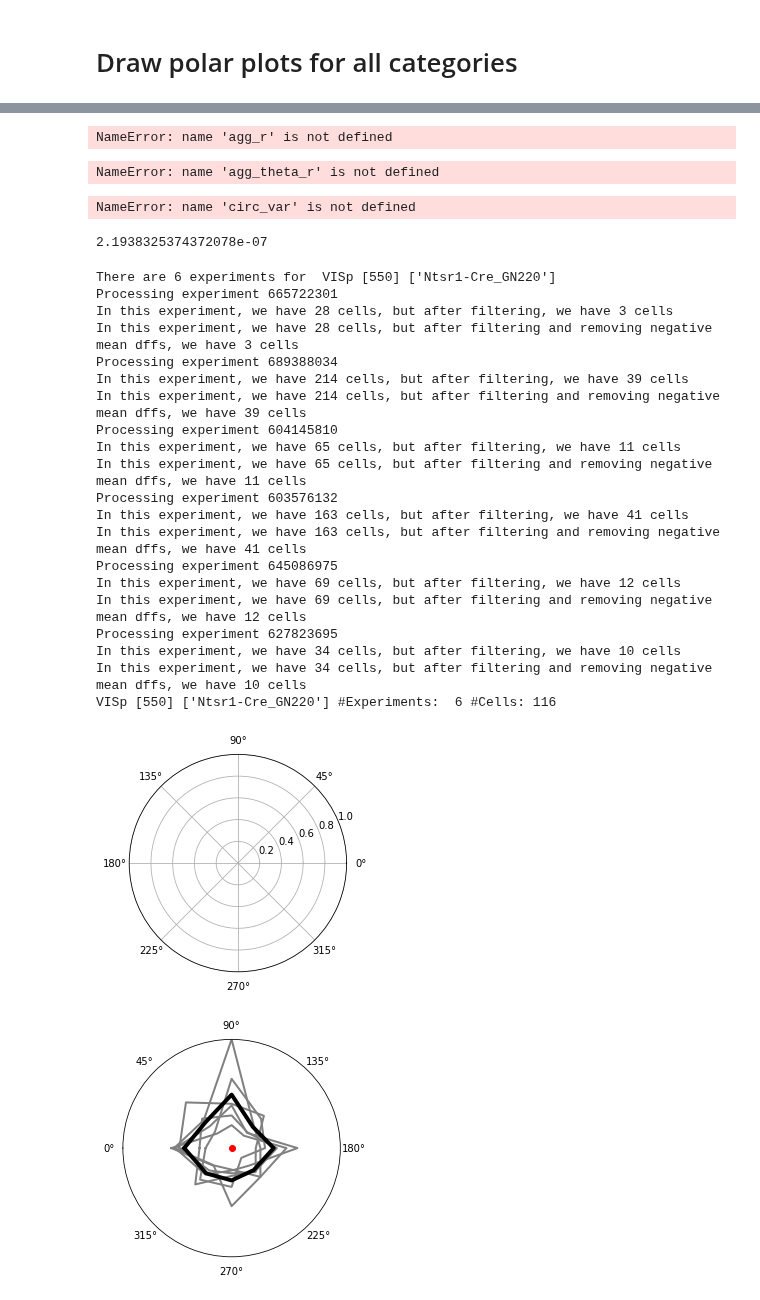
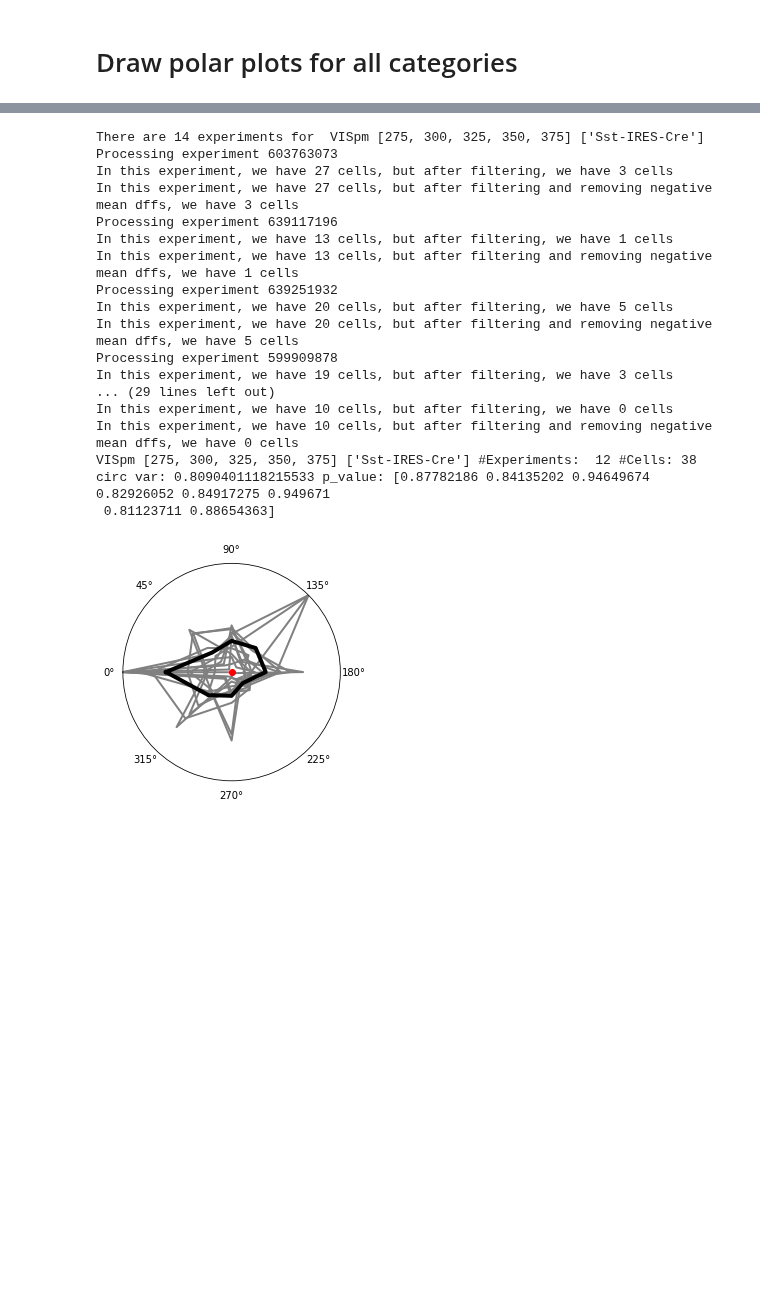
Before and after one commit to AllenInstitute/swdb_2019_student, a Jupyter notebook: visionaries/notebooks/test_bias_measure.ipynb, the cells around one changed output, grey strips where cells are left out. Cells and saved outputs as stored; diff of their text form; code cells hidden in the pictures; blank space fills up the shorter version.

```diff
--- a/visionaries/notebooks/test_bias_measure.ipynb
+++ b/visionaries/notebooks/test_bias_measure.ipynb
@@ -6,7 +6,7 @@ interesting_categories = [
 #   ('VISp', [175, 185, 205], ['Cux2-CreERT2', 'Emx1-IRES-Cre', 'Slc17a7-IRES2-Cre', 'Slc17a7-IRES2-Cre']),
 #    ('VISp', [275, 335, 350], ['Cux2-CreERT2', 'Emx1-IRES-Cre', 'Slc17a7-IRES2-Cre', 'Rorb-IRES2-Cre', 'Scnn1a-Tg3-Cre']),
 #    ('VISp', [375, 390, 400], ['Emx1-IRES-Cre', 'Slc17a7-IRES2-Cre', 'Fezf2-CreER', 'Rbp4-Cre_KL100', 'Tlx3-Cre_PL56'])
-    ('VISp', [550], ['Ntsr1-Cre_GN220'])
+#    ('VISp', [550], ['Ntsr1-Cre_GN220'])
 #    ('VISp', [175, 185, 195, 200, 225, 275], ['Pvalb-IRES-Cre'])
 #    ('VISp', [175, 275], ['Vip-IRES-Cre'])
 #    ('VISp', [265, 285, 350], ['Sst-IRES-Cre'])
@@ -28,7 +28,7 @@ interesting_categories = [
 #    ('VISpm', [275, 300, 325, 335, 350], ['Cux2-CreERT2', 'Emx1-IRES-Cre', 'Slc17a7-IRES2-Cre', 'Rorb-IRES2-Cre', 'Nr5a1-Cre'])
 #    ('VISpm', [550], ['Ntsr1-Cre_GN220'])
 #    ('VISpm', [175, 275], ['Vip-IRES-Cre'])
-#    ('VISpm', [275, 300, 325, 350, 375], ['Sst-IRES-Cre'])
+    ('VISpm', [275, 300, 325, 350, 375], ['Sst-IRES-Cre'])
 #    ('VISrl', [175], ['Cux2-CreERT2', 'Emx1-IRES-Cre', 'Slc17a7-IRES2-Cre'])
 #    ('VISrl', [275, 350], ['Cux2-CreERT2', 'Emx1-IRES-Cre', 'Rorb-IRES2-Cre', 'Nr5a1-Cre'])
 #    ('VISrl', [375], ['Rbp4-Cre_KL100 ', 'Emx1-IRES-Cre', 'Slc17a7-IRES2-Cre'])
@@ -136,77 +132,56 @@ NameError: name 'thetas' is not defined
-# %%
-agg_theta_r = pd.DataFrame(agg_r, agg_theta)
-agg_theta_r.max()
-for iii, row in agg_theta_r.iterrows():
-        cell_specimen_id = row.cell_specimen_id
-        pref_tf = row.pref_tf
-# %% [output]
-NameError: name 'agg_r' is not defined
-# %%
-agg_theta_r
-# %% [output]
-NameError: name 'agg_theta_r' is not defined
 # %%
 import numpy as np
 from scipy.stats import circmean, circvar
 
 import numpy as np
 import matplotlib.pyplot as plt
-# %%
-test = circ_var(agg_theta, agg_r)
-# %% [output]
-NameError: name 'circ_var' is not defined
-# %%
-print(circvar(np.deg2rad(agg_r)))
-# %% [output]
-2.1938325374372078e-07
 # %%
 import warnings; warnings.simplefilter('ignore');
 for targeted_structure, imaging_depths, cre_lines in interesting_categories:
     agg_theta, agg_r, thetas, rs, num_cells = get_one_category_polar_data(
         boc,
         targeted_structure,
         imaging_depths,
         cre_lines)
     if agg_theta is None:
         continue
-    print(targeted_structure, imaging_depths, cre_lines, "#Experiments: ", len(thetas), "#Cells:", num_cells)
-    fig, ax = plt.subplots(nrows=1, ncols=1, subplot_kw=dict(polar=True))
+
+    p_value = get_null_cv_samples(np.array(agg_theta), np.array(agg_r), n_samples=1000,
+                       angle_dist='fixed', response_dist='perm')
+
+    print(targeted_structure, imaging_depths, cre_lines, "#Experiments: ", len(thetas), "#Cells:", num_cells, "circ var:", circ_var(np.array(agg_theta), np.array(agg_r)), "p_value:", p_value)
 
     max_r = max(np.array(agg_r).max(), np.array(rs).max())
 
     agg_r_np = np.array(agg_r)
     agg_r_np = agg_r_np / max_r
     rs_np = np.array(rs)
     rs_np = rs_np / max_r
     fig, ax = plt.subplots(nrows=1, ncols=1, subplot_kw=dict(polar=True))
     polar_plot_population(ax=ax,
         bold_theta = agg_theta,
         bold_r = agg_r_np,
         grey_thetas = thetas,
         grey_rs = rs_np)
 
 
     plt.show()
 # %% [output]
-There are 6 experiments for  VISp [550] ['Ntsr1-Cre_GN220']
-Processing experiment 665722301
-In this experiment, we have 28 cells, but after filtering, we have 3 cells
-In this experiment, we have 28 cells, but after filtering and removing negative mean dffs, we have 3 cells
-Processing experiment 689388034
-In this experiment, we have 214 cells, but after filtering, we have 39 cells
-In this experiment, we have 214 cells, but after filtering and removing negative mean dffs, we have 39 cells
-Processing experiment 604145810
-In this experiment, we have 65 cells, but after filtering, we have 11 cells
-In this experiment, we have 65 cells, but after filtering and removing negative mean dffs, we have 11 cells
-Processing experiment 603576132
-In this experiment, we have 163 cells, but after filtering, we have 41 cells
-In this experiment, we have 163 cells, but after filtering and removing negative mean dffs, we have 41 cells
-Processing experiment 645086975
-In this experiment, we have 69 cells, but after filtering, we have 12 cells
-In this experiment, we have 69 cells, but after filtering and removing negative mean dffs, we have 12 cells
-Processing experiment 627823695
-In this experiment, we have 34 cells, but after filtering, we have 10 cells
-In this experiment, we have 34 cells, but after filtering and removing negative mean dffs, we have 10 cells
-VISp [550] ['Ntsr1-Cre_GN220'] #Experiments:  6 #Cells: 116
+There are 14 experiments for  VISpm [275, 300, 325, 350, 375] ['Sst-IRES-Cre']
+Processing experiment 603763073
+In this experiment, we have 27 cells, but after filtering, we have 3 cells
+In this experiment, we have 27 cells, but after filtering and removing negative mean dffs, we have 3 cells
+Processing experiment 639117196
+In this experiment, we have 13 cells, but after filtering, we have 1 cells
+In this experiment, we have 13 cells, but after filtering and removing negative mean dffs, we have 1 cells
+Processing experiment 639251932
+In this experiment, we have 20 cells, but after filtering, we have 5 cells
+In this experiment, we have 20 cells, but after filtering and removing negative mean dffs, we have 5 cells
+Processing experiment 599909878
+In this experiment, we have 19 cells, but after filtering, we have 3 cells
+... (29 lines left out)
+In this experiment, we have 10 cells, but after filtering, we have 0 cells
+In this experiment, we have 10 cells, but after filtering and removing negative mean dffs, we have 0 cells
+VISpm [275, 300, 325, 350, 375] ['Sst-IRES-Cre'] #Experiments:  12 #Cells: 38 circ var: 0.8090401118215533 p_value: [0.87782186 0.84135202 0.94649674 0.82926052 0.84917275 0.949671
+ 0.81123711 0.88654363]
-[figure, old version]
+[figure, new version]
-[figure, removed]
```
Also changed, not shown: parts of 5 cells of this notebook, 8 other files.
